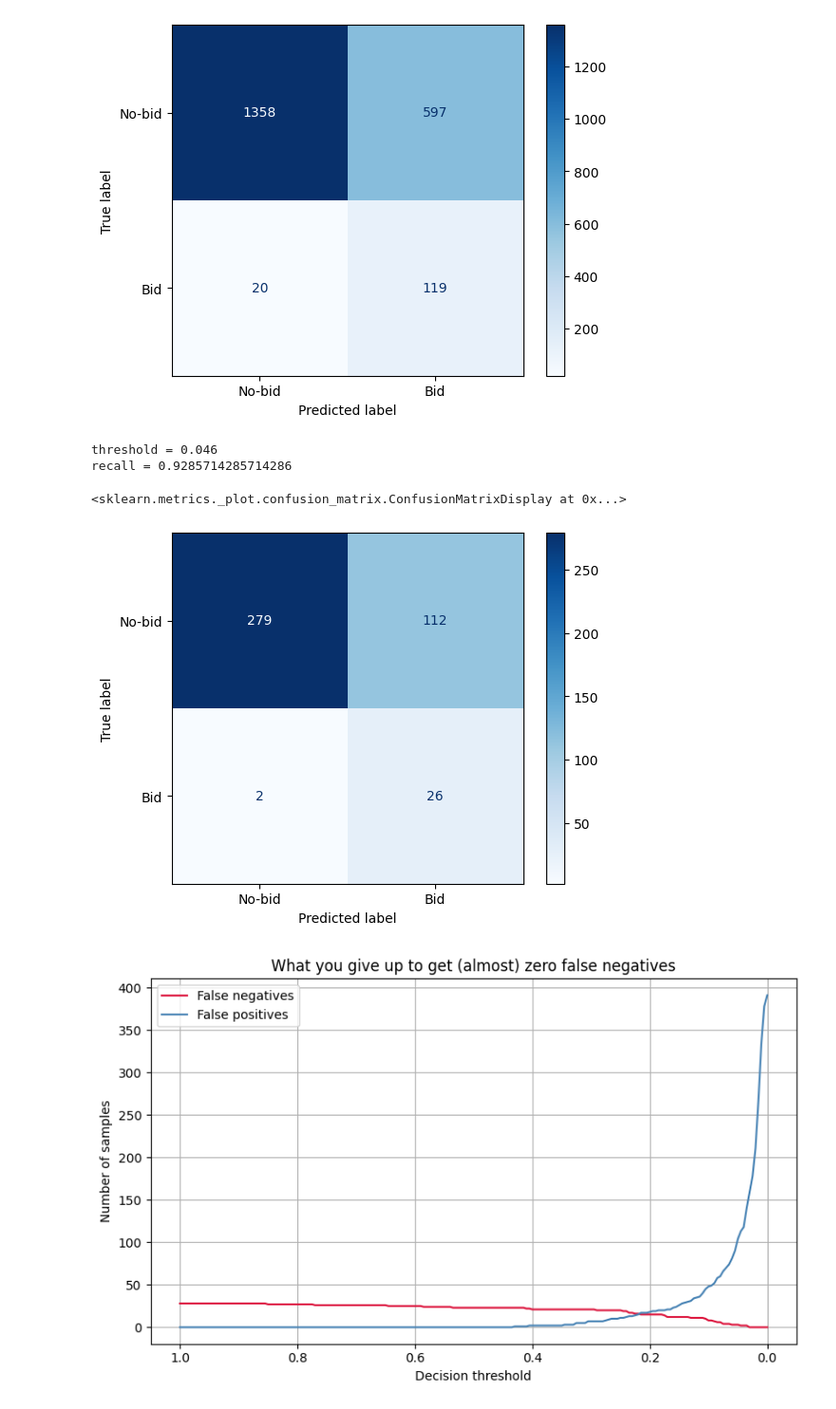
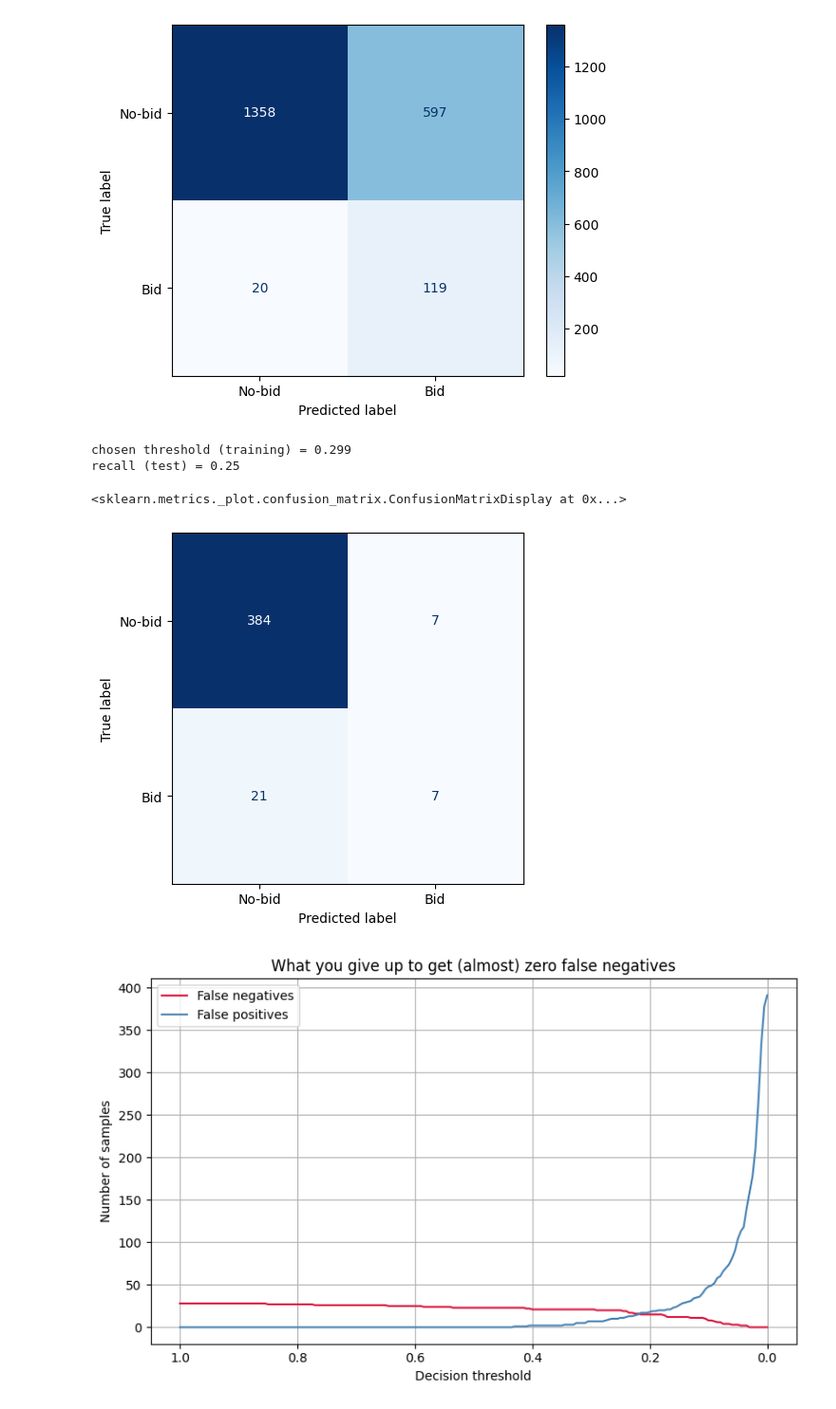
Before and after one commit to robertsweetman/module_2, a Jupyter notebook: python/hybrid_text_model_main.ipynb, the cells around one changed output. Shown: that part at 95% size. Cells and saved outputs as stored; diff of their text form; code cells hidden in the pictures.

Commit message:
fix testing using training data, not test data

```diff
--- a/python/hybrid_text_model.ipynb
+++ b/python/hybrid_text_model_main.ipynb
@@ -141,21 +141,30 @@ proba = calibrated.predict_proba(X_test)[:, 1]   # 2️⃣ scores for *test* onl
 # %%
 from sklearn.metrics import recall_score, ConfusionMatrixDisplay
 
-# choose the highest threshold that still reaches the recall you need
-thr = threshold_for_recall(proba, y_test, recall_target=0.90)   # ← e.g. 90 % recall
-print(f"threshold = {thr:0.3f}")
+# ──────────────────────────────────────────────
+# 1️⃣  decide threshold on TRAINING data only
+# ──────────────────────────────────────────────
+proba_train = calibrated.predict_proba(X_train)[:, 1]
+thr = threshold_for_recall(proba_train, y_train, recall_target=0.90)
+print(f"chosen threshold (training) = {thr:0.3f}")
 
-y_pred = (proba >= thr).astype(int)
+# ──────────────────────────────────────────────
+# 2️⃣  evaluate that threshold on TEST set
+# ──────────────────────────────────────────────
+proba_test = calibrated.predict_proba(X_test)[:, 1]
+y_pred = (proba_test >= thr).astype(int)
 
-print("recall =", recall_score(y_test, y_pred))
-ConfusionMatrixDisplay.from_predictions(y_test, y_pred,
-                                        display_labels=["No-bid", "Bid"],
-                                        cmap="Blues")
+print("recall (test) =", recall_score(y_test, y_pred))
+ConfusionMatrixDisplay.from_predictions(
+    y_test, y_pred,
+    display_labels=["No-bid", "Bid"],
+    cmap="Blues", colorbar=False
+)
 # %% [output]
-threshold = 0.046
-recall = 0.9285714285714286
+chosen threshold (training) = 0.299
+recall (test) = 0.25
 <sklearn.metrics._plot.confusion_matrix.ConfusionMatrixDisplay at 0x...>
-[figure, old version]
+[figure, new version]
 # %%
 import numpy as np
 import pandas as pd
```
Also changed, not shown: parts of 2 cells of this notebook.
